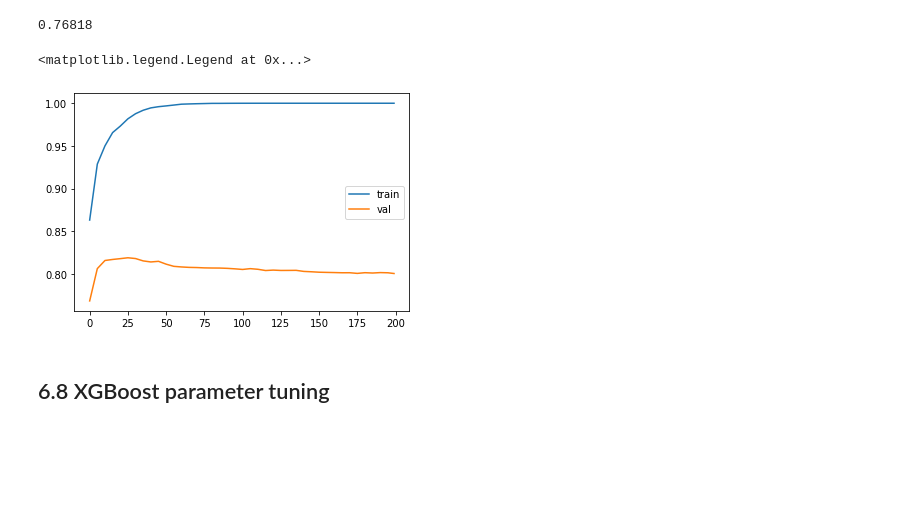
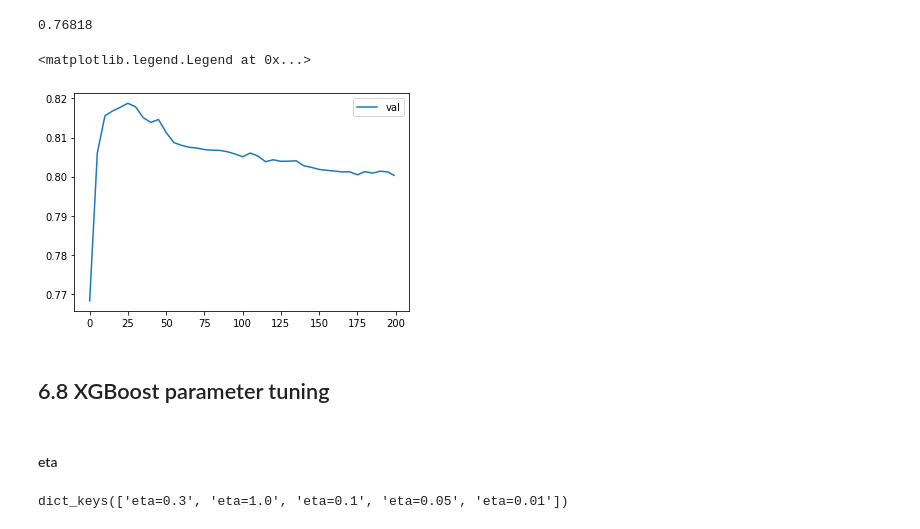
Before and after one commit to 16danielvm/MLZoomCamp_Course_byAlexeygrigorev, a Jupyter notebook: 06_tree/Week6_ Sessions.ipynb, the cells around one changed output. Saved outputs shown, nothing was run; the diff lists cells and outputs as text; code cells hidden in the pictures; blank space fills up the shorter version.

```diff
--- a/06_tree/Week6_ Sessions.ipynb
+++ b/06_tree/Week6_ Sessions.ipynb
@@ -764,11 +764,13 @@ def parse_xgb_output(output):
 # %%
 df_score = parse_xgb_output(output)
 # %%
-plt.plot(df_score.num_iter,df_score.train_auc, label = 'train' )
+# plt.plot(df_score.num_iter,df_score.train_auc, label = 'train' )
 plt.plot(df_score.num_iter,df_score.val_auc, label = 'val' )
 plt.legend()
 # %% [output]
 <matplotlib.legend.Legend at 0x...>
-[figure, old version]
+[figure, new version]
 # %% [markdown]
 ## 6.8 XGBoost parameter tuning
+# %% [markdown]
+#### eta
@@ -774,0 +799,4 @@ plt.legend()
+# %%
+scores.keys()
+# %% [output]
+dict_keys(['eta=0.3', 'eta=1.0', 'eta=0.1', 'eta=0.05', 'eta=0.01'])
```
Also changed, not shown: parts of 21 cells of this notebook.
